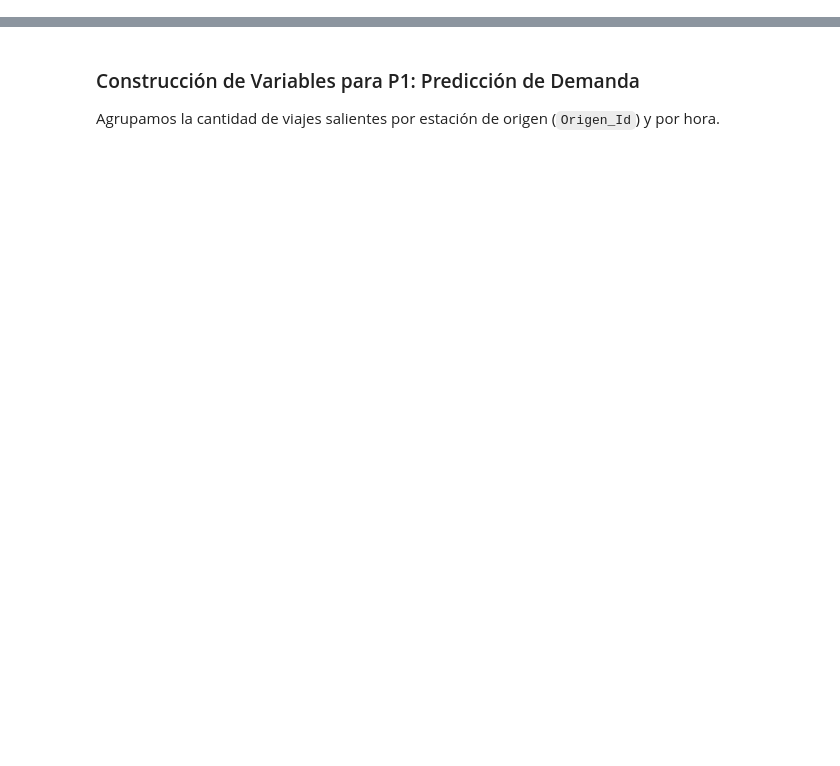
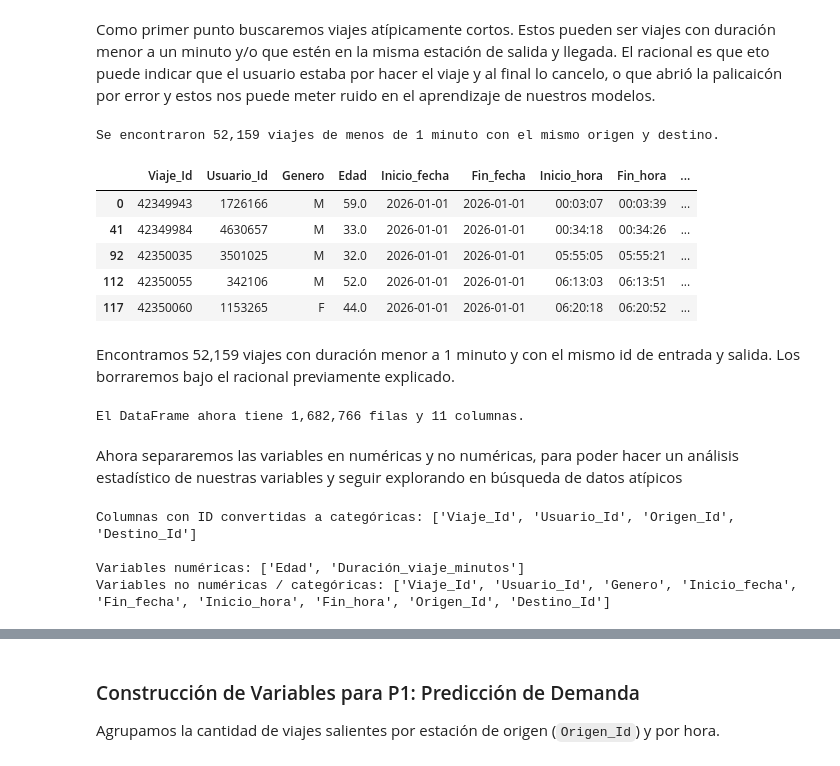
Before and after one commit to a01450920/TC5061-Proyecto-Equipo08, a Jupyter notebook: notebooks/P1_P2_P3_MiBici.ipynb, the cells around one changed output, grey strips where cells are left out. Drawn from its saved outputs; the diff is of its cells as text; code cells hidden in the pictures; blank space fills up the shorter version.

```diff
--- a/notebooks/P1_P2_P3_MiBici.ipynb
+++ b/notebooks/P1_P2_P3_MiBici.ipynb
@@ -218,0 +209,60 @@ Registros removidos: 57882 (3.34% del total)
+# %% [markdown]
+Como primer punto buscaremos viajes atípicamente cortos. Estos pueden ser viajes con duración menor a un minuto y/o que estén en la misma estación de salida y llegada. El racional es que eto puede indicar que el usuario estaba por hacer el viaje y al final lo cancelo, o que abrió la palicaicón por error y estos nos puede meter ruido en el aprendizaje de nuestros modelos.
+# %%
+# 1. Definir la condición de filtrado
+condicion = (df_mi_bici["Duración_viaje_minutos"] < 1) & (
+    df_mi_bici["Origen_Id"] == df_mi_bici["Destino_Id"]
+)
+
+# 2. Filtrar el DataFrame
+viajes_mismo_origen_destino = df_mi_bici[condicion]
+
+# 3. Mostrar el total de registros encontrados y las primeras filas
+print(
+    f"Se encontraron {len(viajes_mismo_origen_destino):,} viajes de menos de 1 minuto con el mismo origen y destino."
+)
+viajes_mismo_origen_destino.head()
+# %% [output]
+Se encontraron 52,159 viajes de menos de 1 minuto con el mismo origen y destino.
+|  | Viaje_Id | Usuario_Id | Genero | Edad | Inicio_fecha | Fin_fecha | Inicio_hora | Fin_hora | ... |
+| 0 | 42349943 | 1726166 | M | 59.0 | 2026-01-01 | 2026-01-01 | 00:03:07 | 00:03:39 | ... |
+| 41 | 42349984 | 4630657 | M | 33.0 | 2026-01-01 | 2026-01-01 | 00:34:18 | 00:34:26 | ... |
+| 92 | 42350035 | 3501025 | M | 32.0 | 2026-01-01 | 2026-01-01 | 05:55:05 | 05:55:21 | ... |
+| 112 | 42350055 | 342106 | M | 52.0 | 2026-01-01 | 2026-01-01 | 06:13:03 | 06:13:51 | ... |
+| 117 | 42350060 | 1153265 | F | 44.0 | 2026-01-01 | 2026-01-01 | 06:20:18 | 06:20:52 | ... |
+# %% [markdown]
+Encontramos 52,159 viajes con duración menor a 1 minuto y con el mismo id de entrada y salida. Los borraremos bajo el racional previamente explicado.
+# %%
+# 1. Definir la condición de filtrado (mismo origen y destino con duración menor a 1 minuto)
+condicion = (df_mi_bici["Duración_viaje_minutos"] < 1) & (
+    df_mi_bici["Origen_Id"] == df_mi_bici["Destino_Id"]
+)
+
+# 2. Borrar estas filas del DataFrame original manteniendo solo las que no cumplen esta condición
+df_mi_bici = df_mi_bici[~condicion]
+
+# 3. Mostrar el nuevo tamaño del DataFrame original
+print(f"El DataFrame ahora tiene {df_mi_bici.shape[0]:,} filas y {df_mi_bici.shape[1]} columnas.")
+# %% [output]
+El DataFrame ahora tiene 1,682,766 filas y 11 columnas.
+# %% [markdown]
+Ahora separaremos las variables en numéricas y no numéricas, para poder hacer un análisis estadístico de nuestras variables y seguir explorando en búsqueda de datos atípicos
+# %%
+# 1. Convertir a categórica/string cualquier columna que contenga "Id" o "ID" en su nombre
+id_cols = [col for col in df_mi_bici.columns if "Id" in col or "ID" in col]
+df_mi_bici[id_cols] = df_mi_bici[id_cols].astype(str)
+
+print("Columnas con ID convertidas a categóricas:", id_cols)
+
+# 2. Separación de las variables numéricas y de categoría para obtener estadísticas
+bici_num = df_mi_bici.select_dtypes(include=np.number)
+bici_cat = df_mi_bici.select_dtypes(exclude=np.number)
+
+# 3. Mostrar las columnas en cada grupo
+print("\nVariables numéricas:", list(bici_num.columns))
+print("Variables no numéricas / categóricas:", list(bici_cat.columns))
+# %% [output]
+Columnas con ID convertidas a categóricas: ['Viaje_Id', 'Usuario_Id', 'Origen_Id', 'Destino_Id']
+
+Variables numéricas: ['Edad', 'Duración_viaje_minutos']
+Variables no numéricas / categóricas: ['Viaje_Id', 'Usuario_Id', 'Genero', 'Inicio_fecha', 'Fin_fecha', 'Inicio_hora', 'Fin_hora', 'Origen_Id', 'Destino_Id']
```
Also changed, not shown: parts of 40 cells of this notebook.
